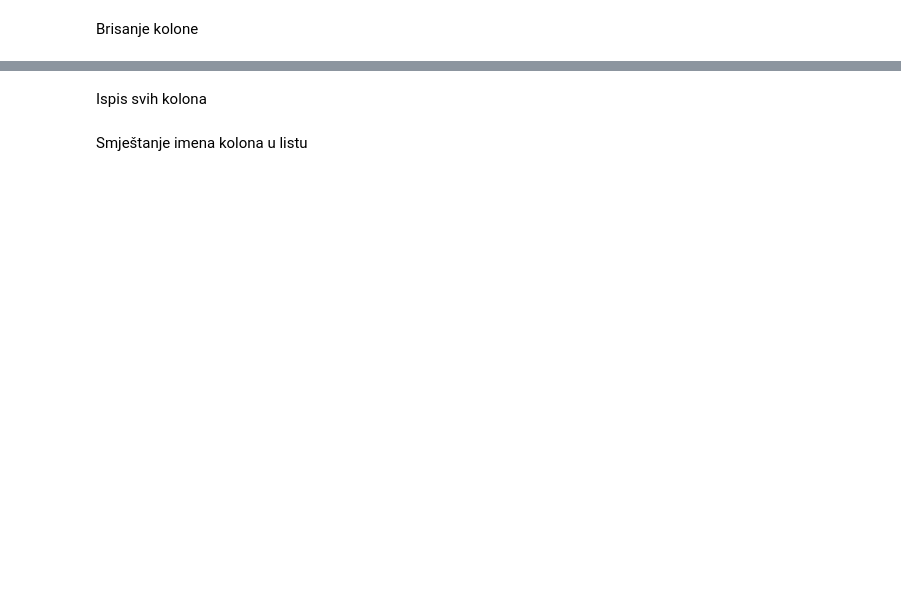
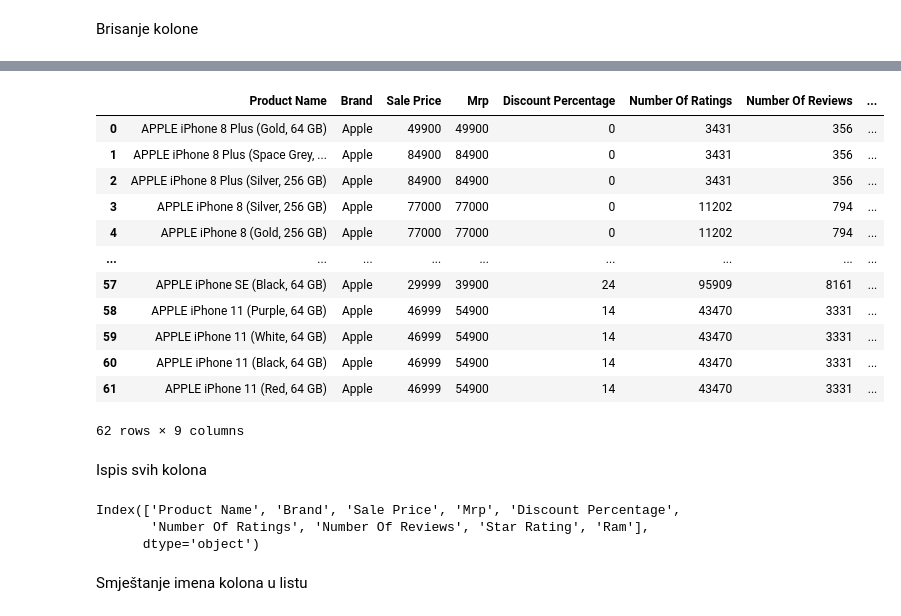
Before and after one commit to adnan-it-academy/data-management, a Jupyter notebook: vjezba 2/vjezba.ipynb, the cells around one changed output, grey strips where cells are left out. Saved outputs shown, nothing was run; the diff lists cells and outputs as text; code cells hidden in the pictures; blank space fills up the shorter version.

```diff
--- a/vjezba 2/vjezba.ipynb
+++ b/vjezba 2/vjezba.ipynb
@@ -11,4 +73,29 @@ Brisanje kolone
+# %%
+df
+# %% [output]
+|  | Product Name | Brand | Sale Price | Mrp | Discount Percentage | Number Of Ratings | Number Of Reviews | ... |
+| 0 | APPLE iPhone 8 Plus (Gold, 64 GB) | Apple | 49900 | 49900 | 0 | 3431 | 356 | ... |
+| 1 | APPLE iPhone 8 Plus (Space Grey, ... | Apple | 84900 | 84900 | 0 | 3431 | 356 | ... |
+| 2 | APPLE iPhone 8 Plus (Silver, 256 GB) | Apple | 84900 | 84900 | 0 | 3431 | 356 | ... |
+| 3 | APPLE iPhone 8 (Silver, 256 GB) | Apple | 77000 | 77000 | 0 | 11202 | 794 | ... |
+| 4 | APPLE iPhone 8 (Gold, 256 GB) | Apple | 77000 | 77000 | 0 | 11202 | 794 | ... |
+| ... | ... | ... | ... | ... | ... | ... | ... | ... |
+| 57 | APPLE iPhone SE (Black, 64 GB) | Apple | 29999 | 39900 | 24 | 95909 | 8161 | ... |
+| 58 | APPLE iPhone 11 (Purple, 64 GB) | Apple | 46999 | 54900 | 14 | 43470 | 3331 | ... |
+| 59 | APPLE iPhone 11 (White, 64 GB) | Apple | 46999 | 54900 | 14 | 43470 | 3331 | ... |
+| 60 | APPLE iPhone 11 (Black, 64 GB) | Apple | 46999 | 54900 | 14 | 43470 | 3331 | ... |
+| 61 | APPLE iPhone 11 (Red, 64 GB) | Apple | 46999 | 54900 | 14 | 43470 | 3331 | ... |
+62 rows × 9 columns
 # %% [markdown]
 Ispis svih kolona
+# %%
+#for kolona in df :
+ #   print(kolona)
+
+df.columns
+# %% [output]
+Index(['Product Name', 'Brand', 'Sale Price', 'Mrp', 'Discount Percentage',
+       'Number Of Ratings', 'Number Of Reviews', 'Star Rating', 'Ram'],
+      dtype='object')
 # %% [markdown]
 Smještanje imena kolona u listu
```
Also changed, not shown: parts of 14 cells of this notebook, 2 other files.
